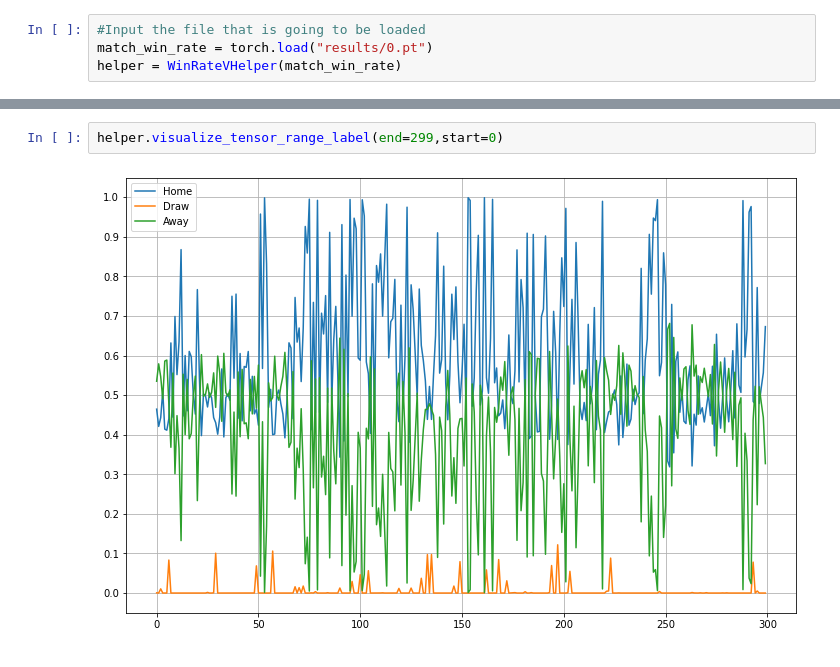
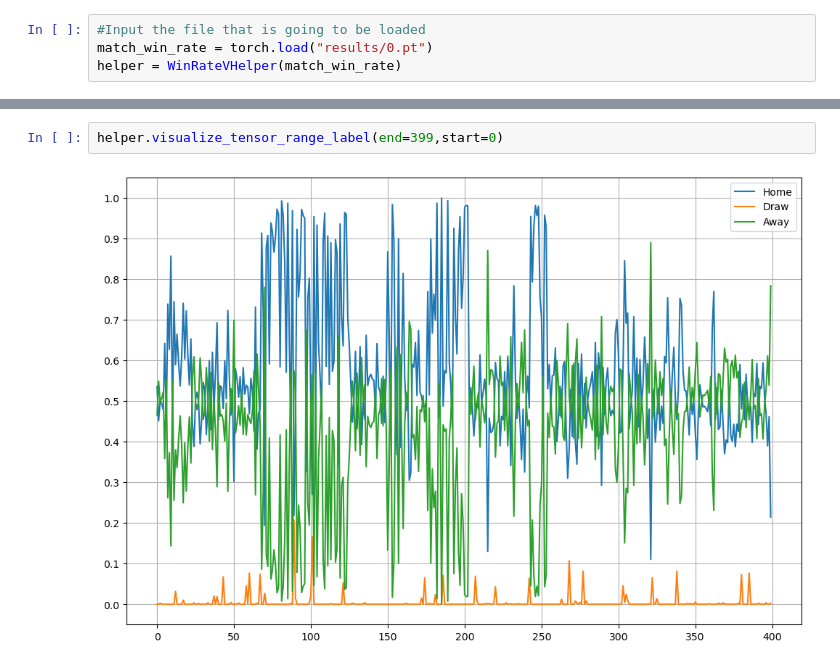
Before and after one commit to Lu-Zetian/gnn-for-goal-prediction, a Jupyter notebook: visualize.ipynb, the cells around one changed output, grey strips where cells are left out. Cells and saved outputs as stored; diff of their text form.

```diff
--- a/visualize.ipynb
+++ b/visualize.ipynb
@@ -15,4 +15,4 @@ helper.visualize_tensor_range(end=299,start=0)
 # %%
-helper.visualize_tensor_range_label(end=299,start=0)
+helper.visualize_tensor_range_label(end=399,start=0)
 # %% [output]
-[figure, old version]
+[figure, new version]
```
Also changed, not shown: parts of 19 cells of this notebook, 1 other file.
